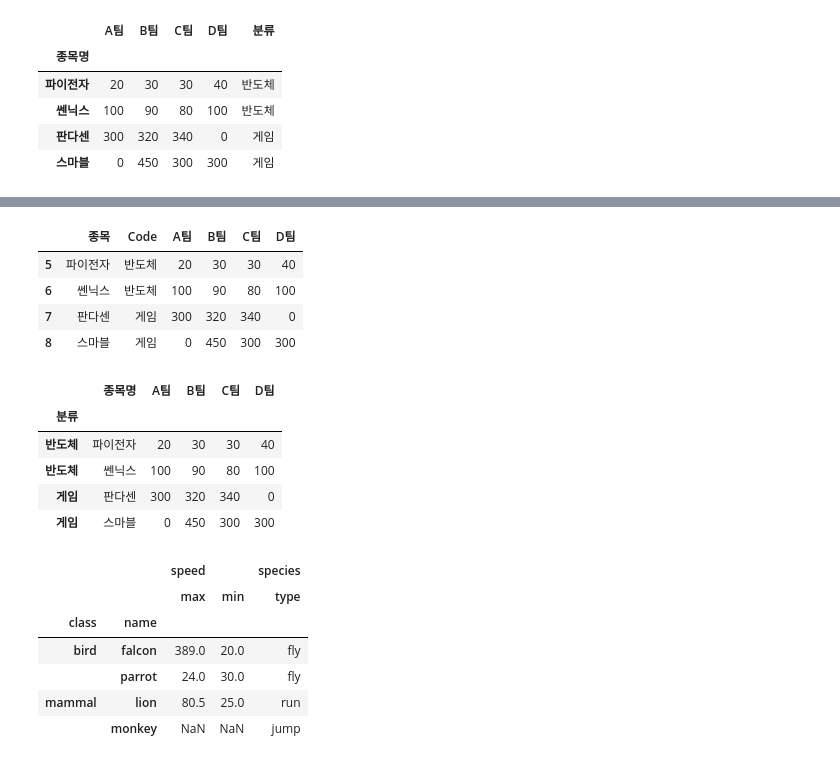
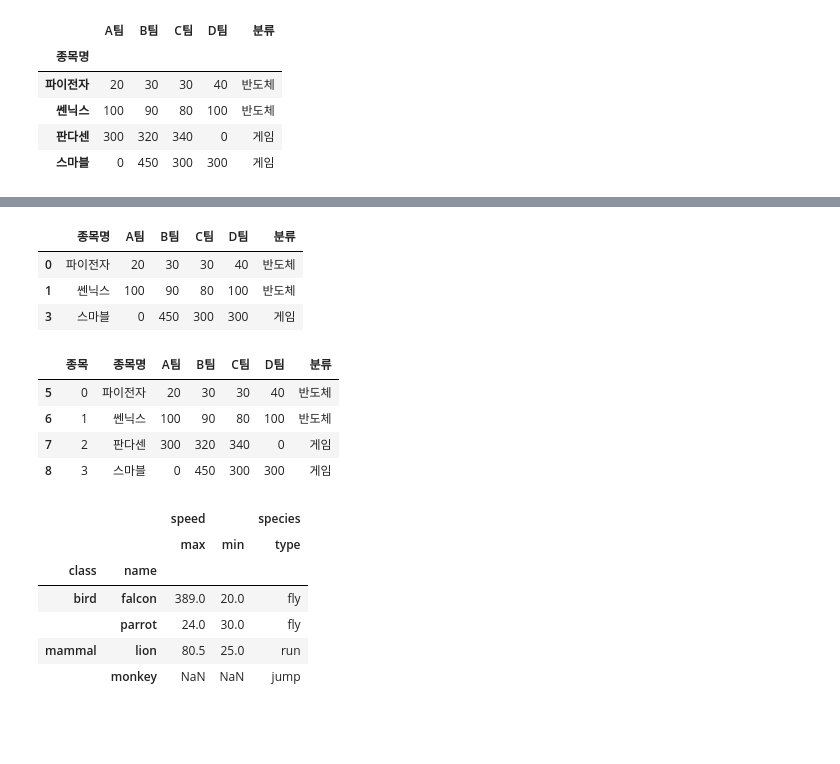
Before and after one commit to tarkseomoon/Project_WSL, a Jupyter notebook: InProcess/KimPanda/basicPandas/05-indexColumns.ipynb, the cells around one changed output, grey strips where cells are left out. Saved outputs shown, nothing was run; the diff lists cells and outputs as text; code cells hidden in the pictures; blank space fills up the shorter version.

Commit message:
Index set_index reset_index reindex rename

```diff
--- a/InProcess/KimPanda/basicPandas/05-indexColumns.ipynb
+++ b/InProcess/KimPanda/basicPandas/05-indexColumns.ipynb
@@ -33,6 +41,3 @@ df.set_index('종목명')
 | 쎈닉스 | 100 | 90 | 80 | 100 | 반도체 |
 | 판다센 | 300 | 320 | 340 | 0 | 게임 |
 | 스마블 | 0 | 450 | 300 | 300 | 게임 |
-# %%
-df = df.set_index(['종목명', '분류'])
-df
@@ -45,0 +44,2 @@ df
+# %%
+df.set_index(['분류', '종목명'], drop=False, append=True)
@@ -46,22 +61,21 @@ df
+# %%
+df1 = df.loc[df["종목명"] != "판다센"]
+df1
+# %% [output]
+|  | 종목명 | A팀 | B팀 | C팀 | D팀 | 분류 |
+| 0 | 파이전자 | 20 | 30 | 30 | 40 | 반도체 |
+| 1 | 쎈닉스 | 100 | 90 | 80 | 100 | 반도체 |
+| 3 | 스마블 | 0 | 450 | 300 | 300 | 게임 |
 # %%
-df2 = df.reset_index(names=['종목', 'Code'])
+df2 = df.reset_index(names=['종목'])
 df2.index = pd.RangeIndex(5, 9, 1)                 # 🔰
 df2
 # %% [output]
-|  | 종목 | Code | A팀 | B팀 | C팀 | D팀 |
-| 5 | 파이전자 | 반도체 | 20 | 30 | 30 | 40 |
-| 6 | 쎈닉스 | 반도체 | 100 | 90 | 80 | 100 |
-| 7 | 판다센 | 게임 | 300 | 320 | 340 | 0 |
-| 8 | 스마블 | 게임 | 0 | 450 | 300 | 300 |
+|  | 종목 | 종목명 | A팀 | B팀 | C팀 | D팀 | 분류 |
+| 5 | 0 | 파이전자 | 20 | 30 | 30 | 40 | 반도체 |
+| 6 | 1 | 쎈닉스 | 100 | 90 | 80 | 100 | 반도체 |
+| 7 | 2 | 판다센 | 300 | 320 | 340 | 0 | 게임 |
+| 8 | 3 | 스마블 | 0 | 450 | 300 | 300 | 게임 |
-# %%
-df.reset_index(level='종목명')
-# %% [output]
-|  | 종목명 | A팀 | B팀 | C팀 | D팀 |
-| 분류 |  |  |  |  |  |
-| 반도체 | 파이전자 | 20 | 30 | 30 | 40 |
-| 반도체 | 쎈닉스 | 100 | 90 | 80 | 100 |
-| 게임 | 판다센 | 300 | 320 | 340 | 0 |
-| 게임 | 스마블 | 0 | 450 | 300 | 300 |
 # %%
 index = pd.MultiIndex.from_tuples([('bird', 'falcon'),
                                    ('bird', 'parrot'),
```
Also changed, not shown: parts of 14 cells of this notebook, 4 other files.
